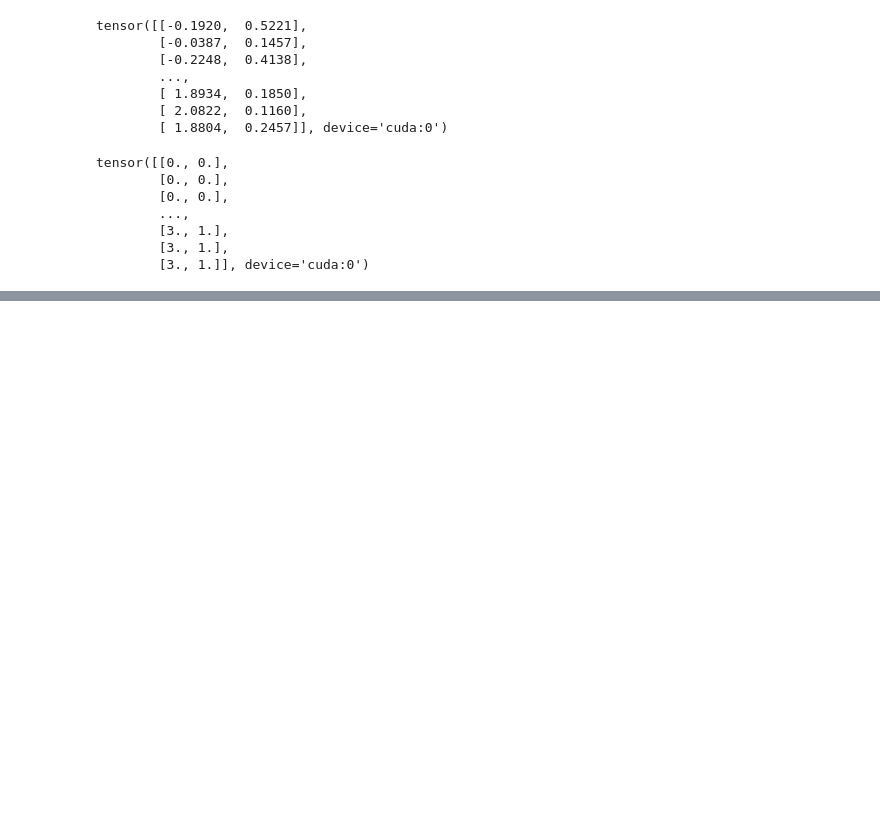
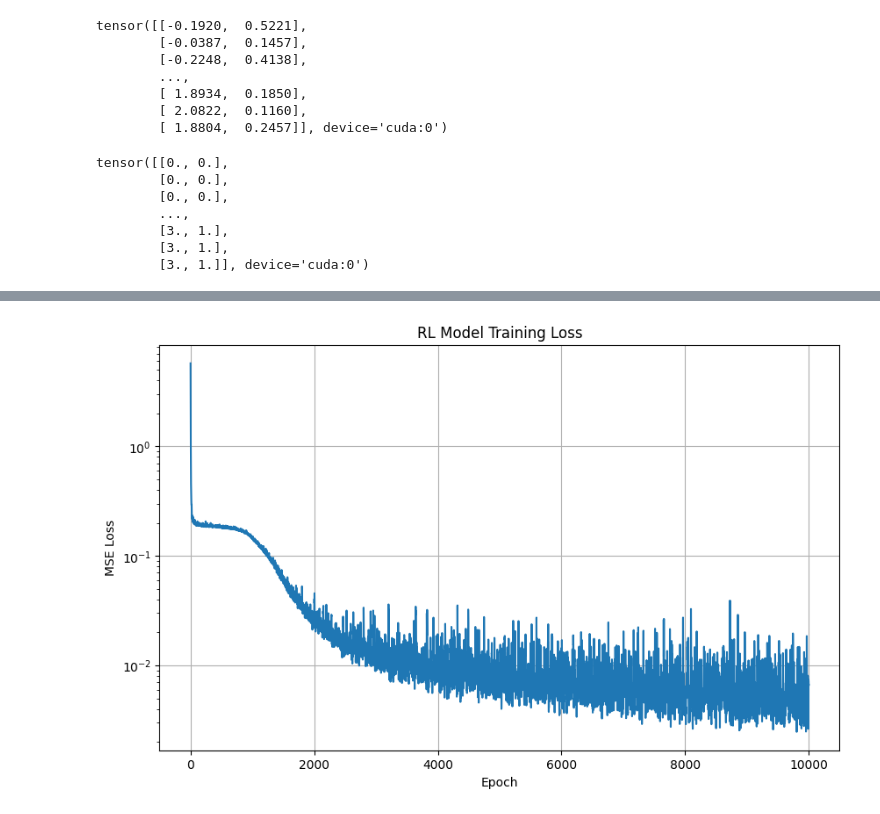
Before and after one commit to harrya32/HTI, a Jupyter notebook: rebuttal_baselines/naive_nn_baseline.ipynb, the cells around one changed output, grey strips where cells are left out. Drawn from its saved outputs; the diff is of its cells as text; code cells hidden in the pictures; blank space fills up the shorter version.

```diff
--- a/rebuttal_baselines/naive_nn_baseline.ipynb
+++ b/rebuttal_baselines/naive_nn_baseline.ipynb
@@ -77,0 +80,13 @@ tensor([[0., 0.],
+# %%
+def rl_data_gen():
+    """
+    Loads the rl reward weighting dataset.
+    """
+
+    data = torch.load("../NLOT/data/reward_weighting_data_0_10.pt")
+    data = data.to(device)
+    return data
+# %%
+rl_data = rl_data_gen()
+rl_data = rl_data[:,:1000]
+rl_training_data = rl_data[[0,5,10]]
@@ -77,0 +272,17 @@ tensor([[0., 0.],
+# %%
+# Initialize and train the RL model
+rl_model = MLP(
+    input_dim=2,     # First 2 entries from timepoint 0
+    time_dim=1,      # Timepoint (0, 5, or 10)
+    hidden_dim=128,  # Hidden layer size
+    cond_dim=7       # Remaining 7 entries from timepoint 0
+).to(device)
+
+print("Starting RL model training...")
+rl_losses = train_rl_model(
+    model=rl_model,
+    train_data=rl_train_data,
+    num_epochs=10000,
+    learning_rate=1e-3,
+    batch_size=256
+)
@@ -77,0 +307,14 @@ tensor([[0., 0.],
+# %%
+# Plot training loss
+plt.figure(figsize=(10, 6))
+plt.plot(rl_losses)
+plt.title('RL Model Training Loss')
+plt.xlabel('Epoch')
+plt.ylabel('MSE Loss')
+plt.yscale('log')
+plt.grid(True)
+plt.show()
+
+print(f"Final training loss: {rl_losses[-1]:.6f}")
+# %% [output]
+[figure, added]
```
Also changed, not shown: parts of 12 cells of this notebook, 1 other file.
